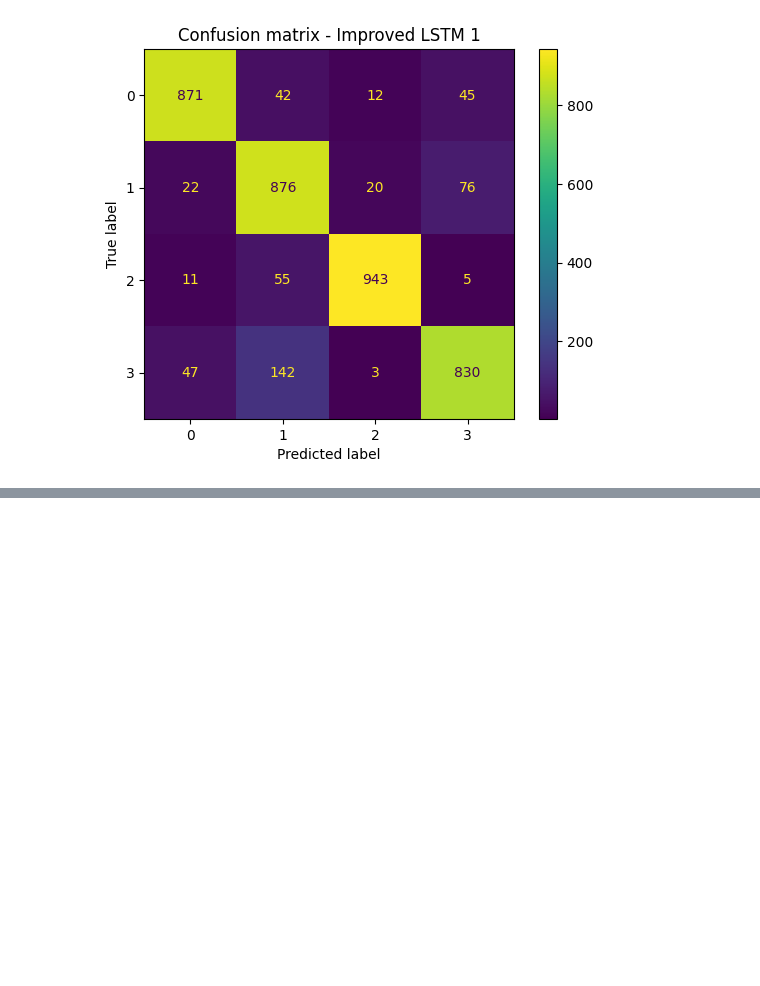
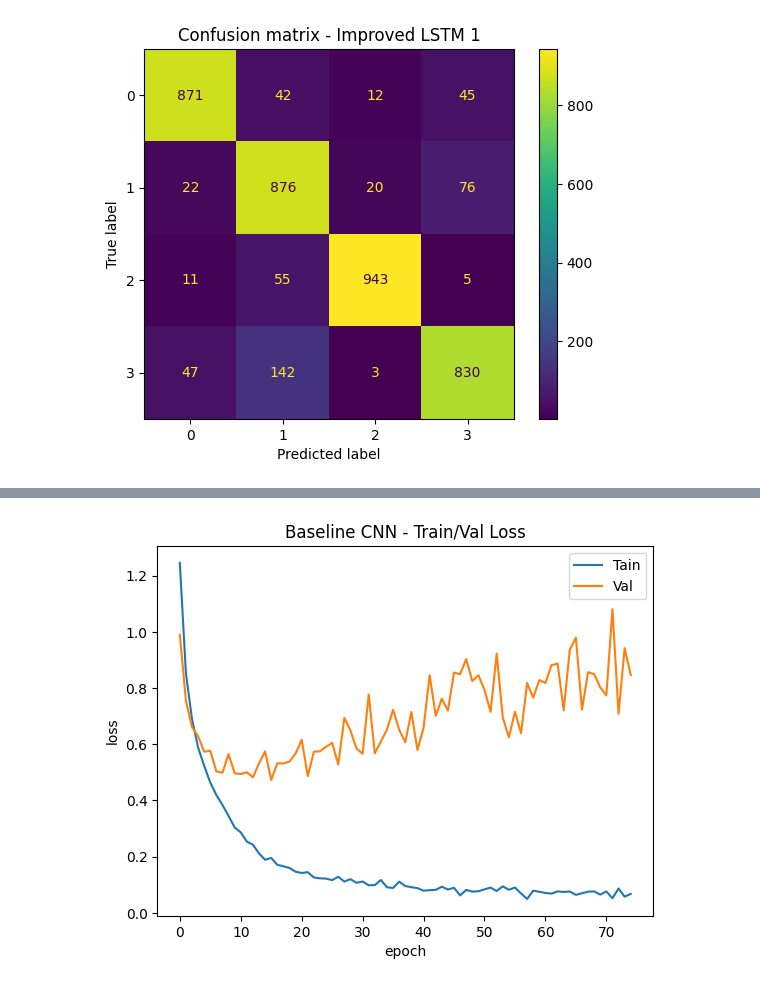
Before and after one commit to t4ai/music-composer-classification, a Jupyter notebook: composer-classifier.ipynb, the cells around one changed output, grey strips where cells are left out. Drawn from its saved outputs; the diff is of its cells as text; code cells hidden in the pictures; blank space fills up the shorter version.

```diff
--- a/composer-classifier.ipynb
+++ b/composer-classifier.ipynb
@@ -644,0 +709,3 @@ Text(0.5, 1.0, 'Confusion matrix - Improved LSTM 2')
+# %%
+# Train the model
+history_cnn_baseline = cnn_baseline.fit(X_train, y_train, validation_data=(X_val,y_val), epochs=NUM_EPOCHS, batch_size=BATCH_SIZE)
@@ -644,0 +730,11 @@ Text(0.5, 1.0, 'Confusion matrix - Improved LSTM 2')
+# %%
+#plot loss
+plt.plot(history_cnn_baseline.history['loss'])
+plt.plot(history_cnn_baseline.history['val_loss'])
+plt.title('Baseline CNN - Train/Val Loss')
+plt.ylabel('loss')
+plt.xlabel('epoch')
+plt.legend(['Tain', 'Val'])
+plt.show()
+# %% [output]
+[figure, added]
```
Also changed, not shown: parts of 34 cells of this notebook.
